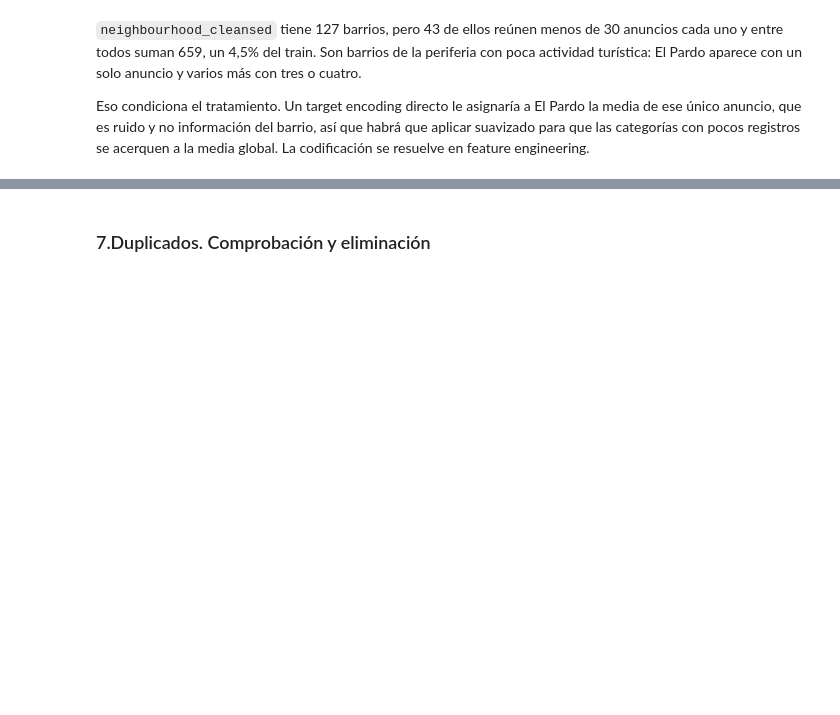
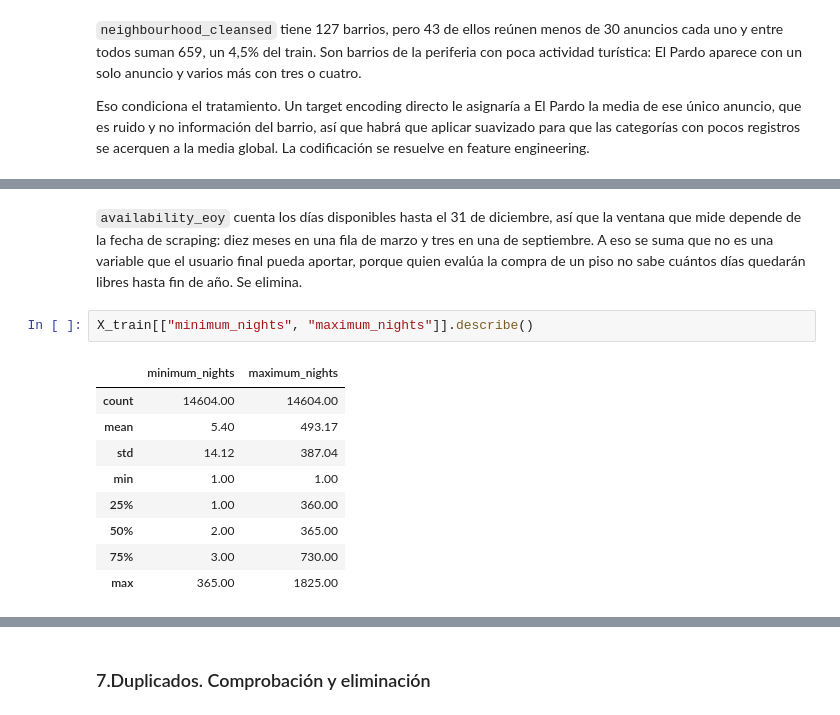
Before and after one commit to HimuraFresh/madrid-rental-revenue-prediction, a Jupyter notebook: notebooks/main.ipynb, the cells around one changed output, grey strips where cells are left out. Cells and saved outputs as stored; diff of their text form; blank space fills up the shorter version.

```diff
--- a/notebooks/main.ipynb
+++ b/notebooks/main.ipynb
@@ -1100,0 +1056,18 @@ df = df.drop(columns=[c for c in nights_drop if c in df.columns])
+# %% [markdown]
+`availability_eoy` cuenta los días disponibles hasta el 31 de diciembre, así que
+la ventana que mide depende de la fecha de scraping: diez meses en una fila de
+marzo y tres en una de septiembre. A eso se suma que no es una variable que el
+usuario final pueda aportar, porque quien evalúa la compra de un piso no sabe
+cuántos días quedarán libres hasta fin de año. Se elimina.
+# %%
+X_train[["minimum_nights", "maximum_nights"]].describe()
+# %% [output]
+|  | minimum_nights | maximum_nights |
+| count | 14604.00 | 14604.00 |
+| mean | 5.40 | 493.17 |
+| std | 14.12 | 387.04 |
+| min | 1.00 | 1.00 |
+| 25% | 1.00 | 360.00 |
+| 50% | 2.00 | 365.00 |
+| 75% | 3.00 | 730.00 |
+| max | 365.00 | 1825.00 |
```
Also changed, not shown: parts of 15 cells of this notebook.
